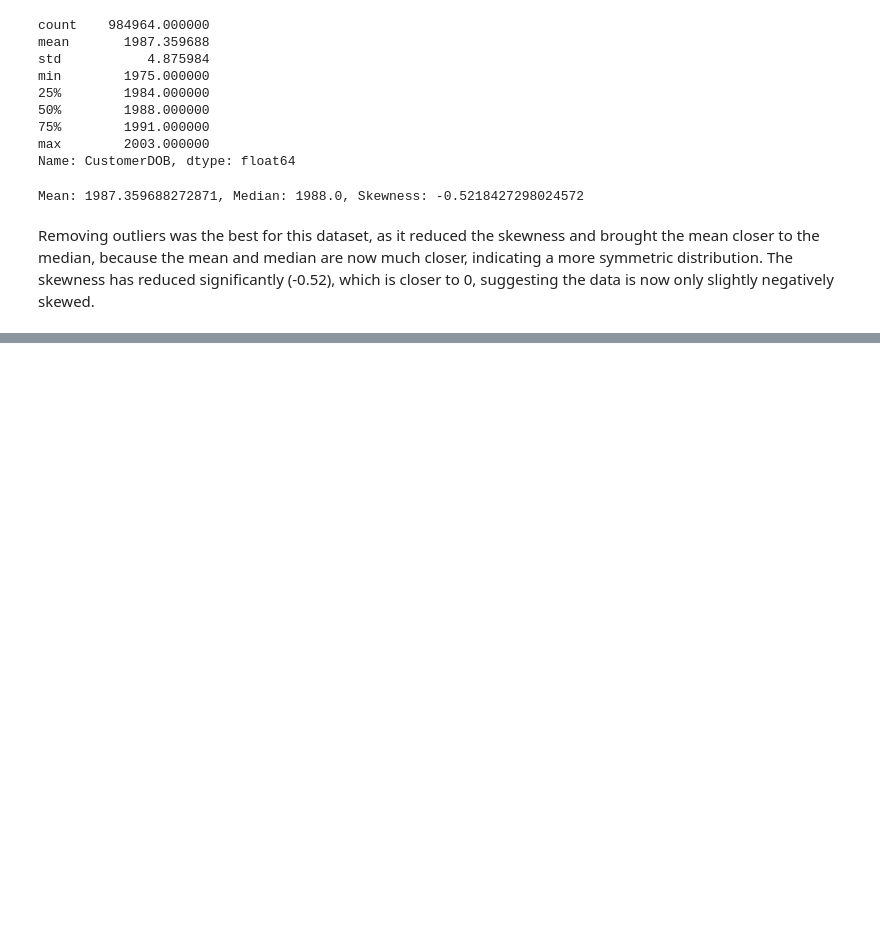
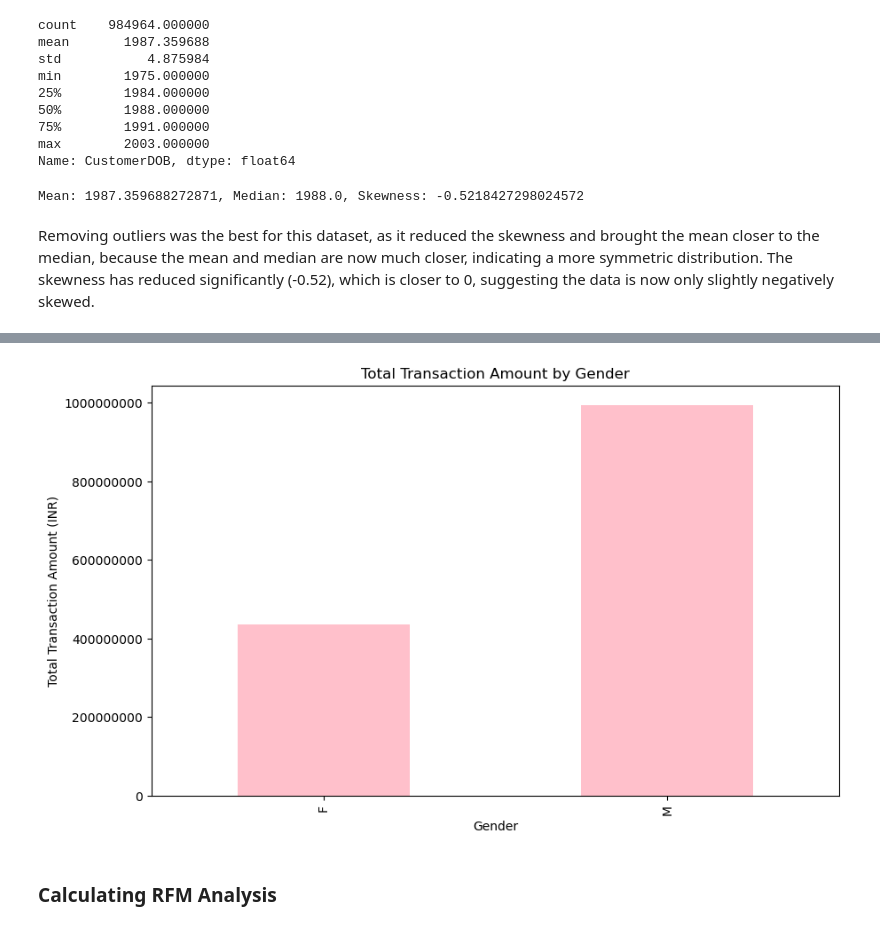
Before and after one commit to usman666/Optimising-Retail-Banking-Strategies, a Jupyter notebook: Analyis.ipynb, the cells around one changed output, grey strips where cells are left out. Cells and saved outputs as stored; diff of their text form; code cells hidden in the pictures; blank space fills up the shorter version.

```diff
--- a/Analyis.ipynb
+++ b/Analyis.ipynb
@@ -287,0 +275,14 @@ NameError: name 'mticker' is not defined
+# %%
+#Transcation amount based on gender
+transaction_by_gender = df_cleaned.groupby('CustGender')['TransactionAmount (INR)'].sum()
+transaction_by_gender.plot(kind='bar', color='pink', figsize=(10, 6))
+plt.title('Total Transaction Amount by Gender')
+plt.xlabel('Gender')
+plt.ylabel('Total Transaction Amount (INR)')
+plt.gca().yaxis.set_major_formatter(mticker.ScalarFormatter(useOffset=False))
+plt.gca().yaxis.get_major_formatter().set_scientific(False)
+plt.show()
+# %% [output]
+[figure, added]
+# %% [markdown]
+### Calculating RFM Analysis
```
Also changed, not shown: parts of 3 cells of this notebook.
